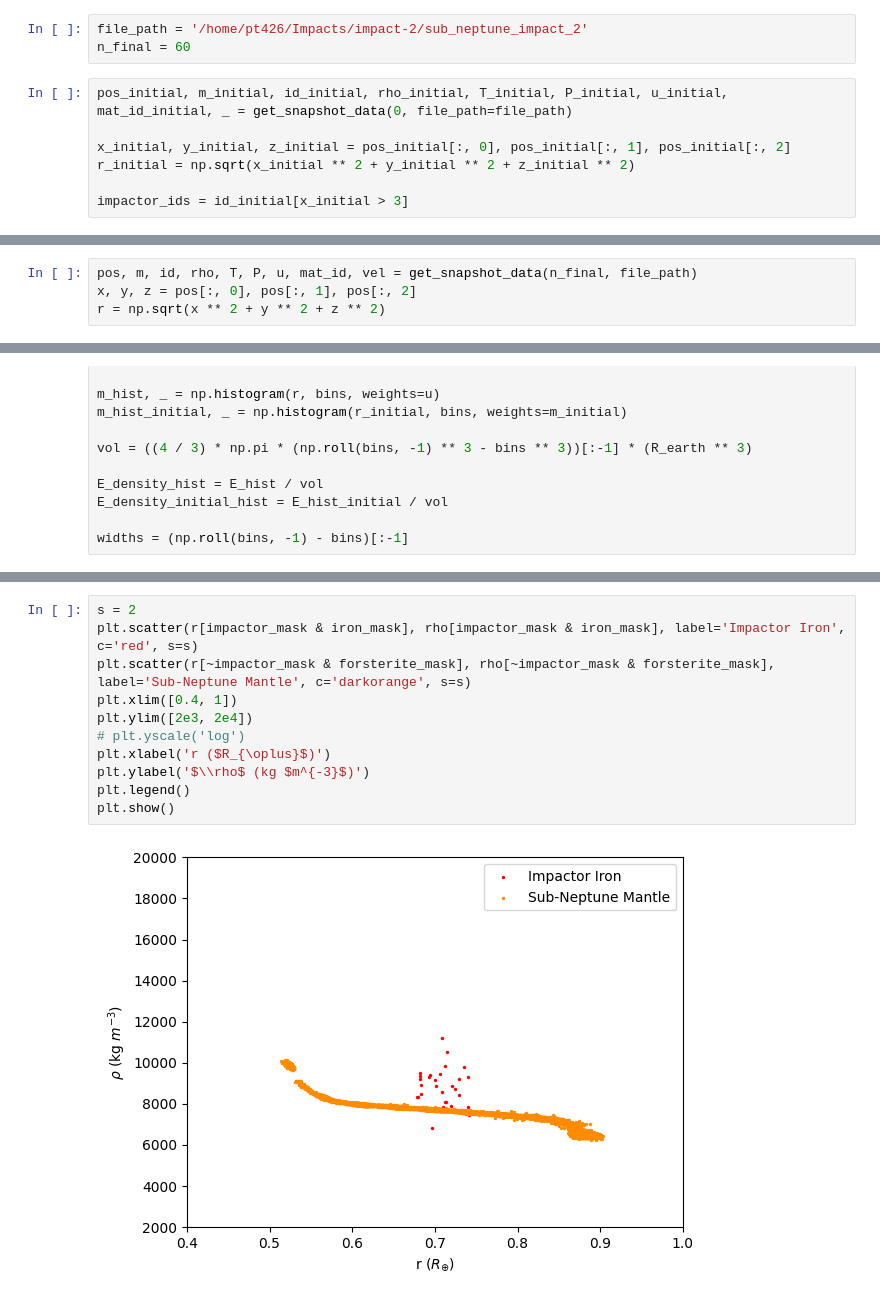
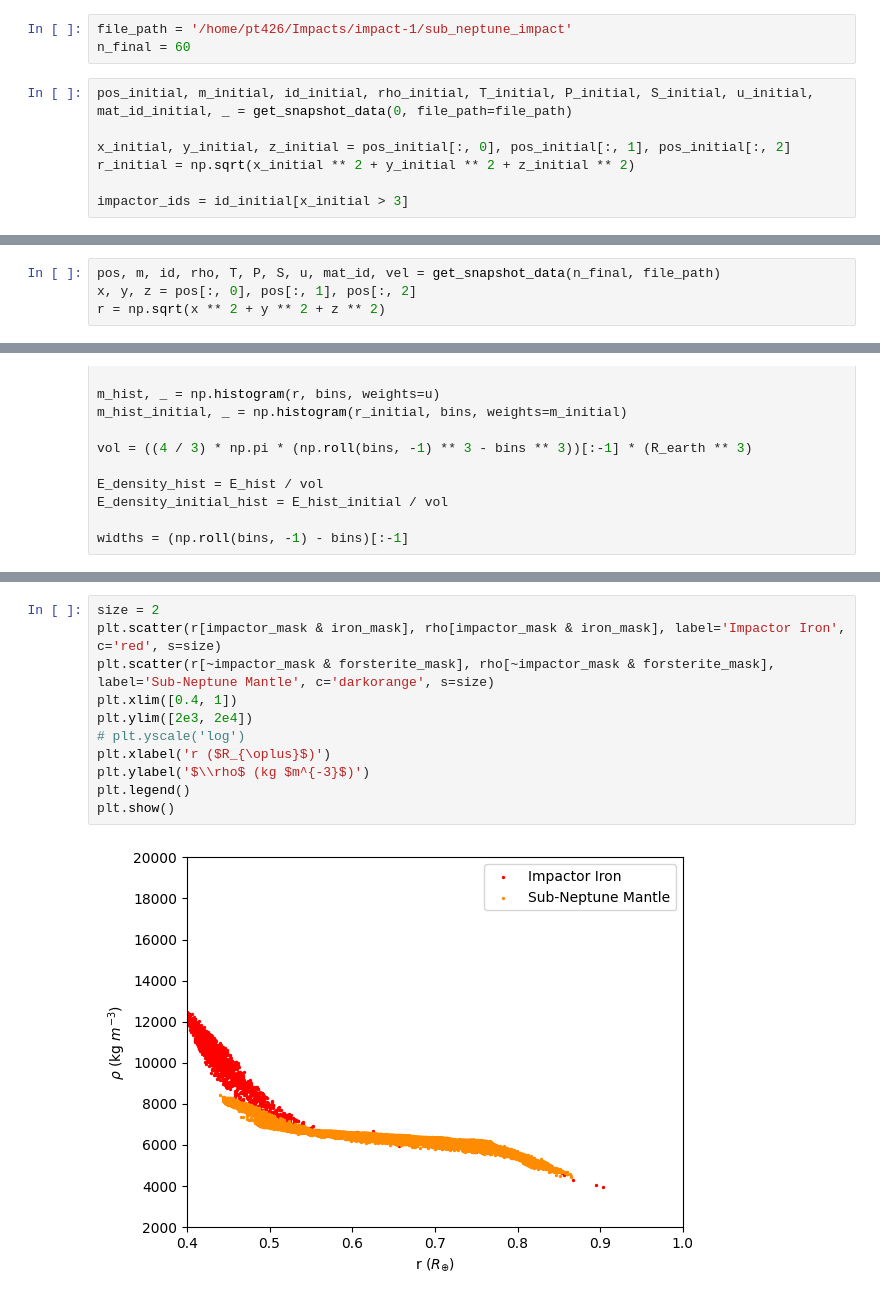
Before and after one commit to astro-pavan/sub-neptune-impacts-v2, a Jupyter notebook: Analysis Notebook.ipynb, the cells around one changed output, grey strips where cells are left out. Cells and saved outputs as stored; diff of their text form.

```diff
--- a/Analysis Notebook.ipynb
+++ b/Analysis Notebook.ipynb
@@ -4,10 +4,10 @@ from analyse import *
 import matplotlib.pyplot as plt
 from matplotlib.colors import LogNorm, SymLogNorm, Normalize
 # %%
-file_path = '/home/pt426/Impacts/impact-2/sub_neptune_impact_2'
+file_path = '/home/pt426/Impacts/impact-1/sub_neptune_impact'
 n_final = 60
 # %%
-pos_initial, m_initial, id_initial, rho_initial, T_initial, P_initial, u_initial, mat_id_initial, _ = get_snapshot_data(0, file_path=file_path)
+pos_initial, m_initial, id_initial, rho_initial, T_initial, P_initial, S_initial, u_initial, mat_id_initial, _ = get_snapshot_data(0, file_path=file_path)
 
 x_initial, y_initial, z_initial = pos_initial[:, 0], pos_initial[:, 1], pos_initial[:, 2]
 r_initial = np.sqrt(x_initial ** 2 + y_initial ** 2 + z_initial ** 2)
@@ -22,7 +22,7 @@ forsterite_mask_initial = (mat_id_initial == 400)
 iron_mask_initial = (mat_id_initial == 401)
 water_mask_initial = (mat_id_initial == 304)
 # %%
-pos, m, id, rho, T, P, u, mat_id, vel = get_snapshot_data(n_final, file_path)
+pos, m, id, rho, T, P, S, u, mat_id, vel = get_snapshot_data(n_final, file_path)
 x, y, z = pos[:, 0], pos[:, 1], pos[:, 2]
 r = np.sqrt(x ** 2 + y ** 2 + z ** 2)
 # %% [output]
@@ -362,13 +372,13 @@ Could not find gas gamma, assuming 5./3.
 # %%
-s = 2
-plt.scatter(r[impactor_mask & iron_mask], rho[impactor_mask & iron_mask], label='Impactor Iron', c='red', s=s)
-plt.scatter(r[~impactor_mask & forsterite_mask], rho[~impactor_mask & forsterite_mask], label='Sub-Neptune Mantle', c='darkorange', s=s)
+size = 2
+plt.scatter(r[impactor_mask & iron_mask], rho[impactor_mask & iron_mask], label='Impactor Iron', c='red', s=size)
+plt.scatter(r[~impactor_mask & forsterite_mask], rho[~impactor_mask & forsterite_mask], label='Sub-Neptune Mantle', c='darkorange', s=size)
 plt.xlim([0.4, 1])
 plt.ylim([2e3, 2e4])
 # plt.yscale('log')
 plt.xlabel('r ($R_{\oplus}$)')
 plt.ylabel('$\\rho$ (kg $m^{-3}$)')
 plt.legend()
 plt.show()
 # %% [output]
-[figure, old version]
+[figure, new version]
```
Also changed, not shown: parts of 27 cells of this notebook, 15 other files.
